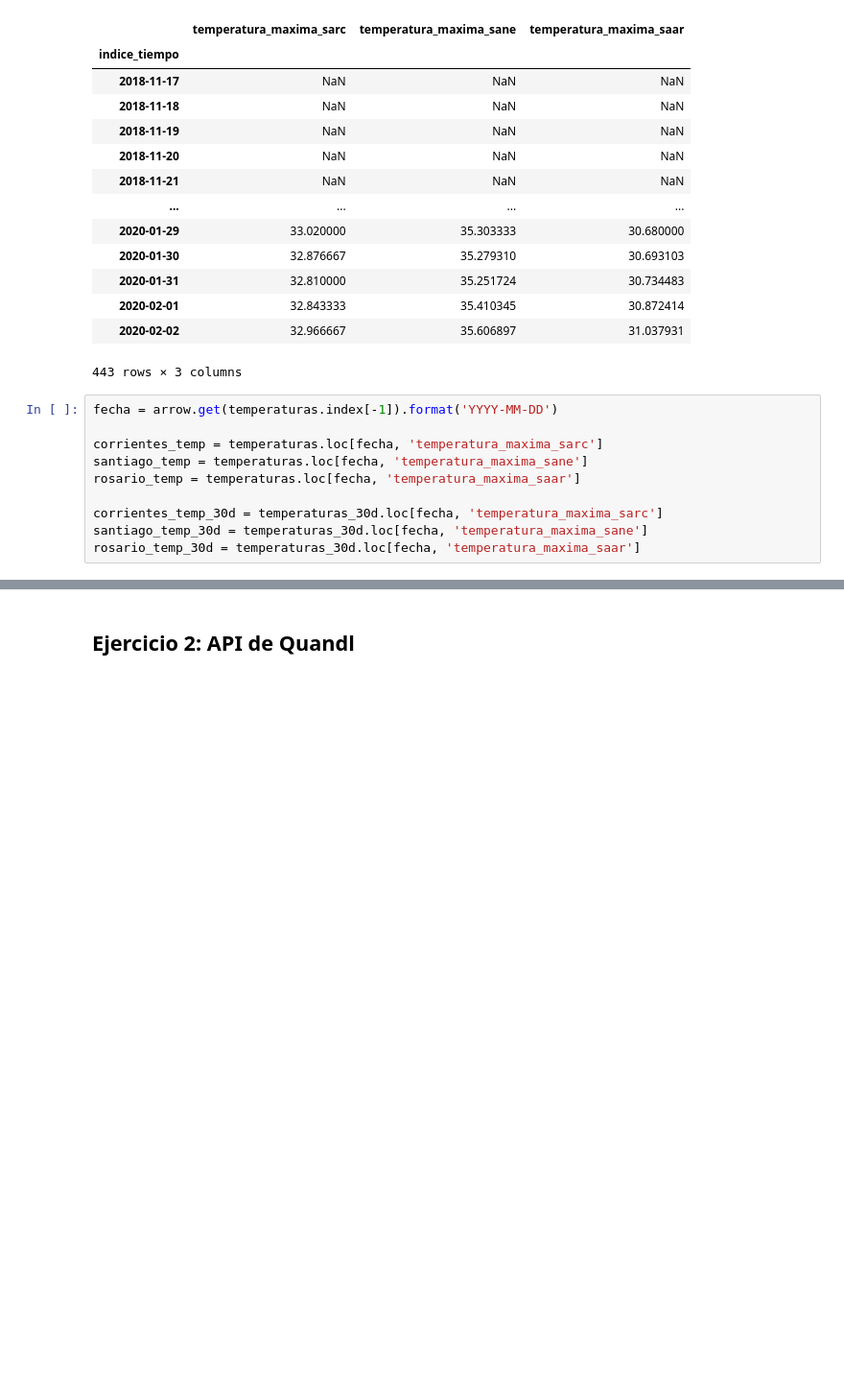
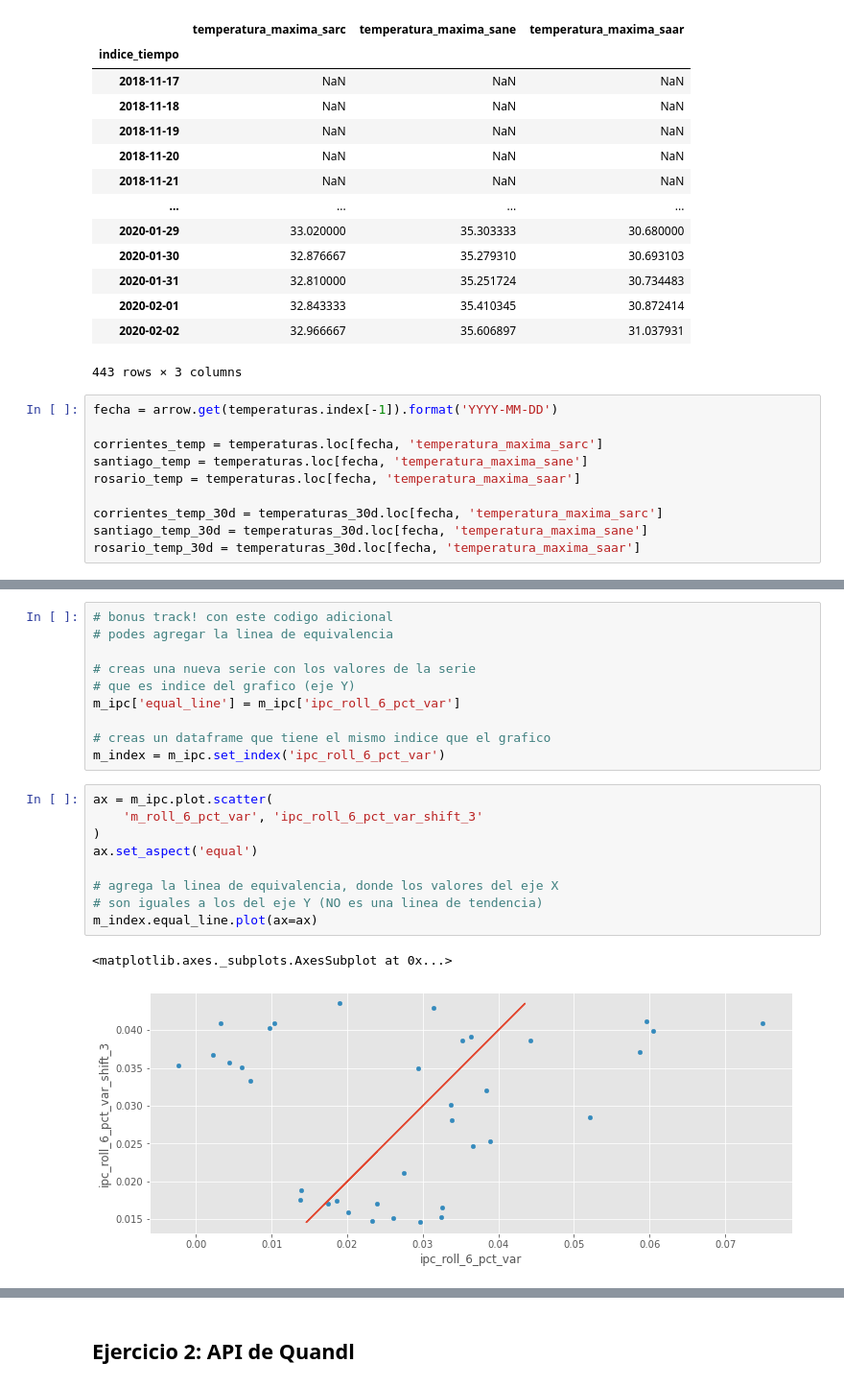
Before and after one commit to institutohumai/cursos-python, a Jupyter notebook: APIs/2_APIs_Series_Tiempo/clase-2-ejercicios-resueltos.ipynb, the cells around one changed output, grey strips where cells are left out. Shown at 96% size. Drawn from its saved outputs; the diff is of its cells as text; blank space fills up the shorter version.

```diff
--- a/APIs/2_APIs_Series_Tiempo/clase-2-ejercicios-resueltos.ipynb
+++ b/APIs/2_APIs_Series_Tiempo/clase-2-ejercicios-resueltos.ipynb
@@ -165,0 +248,22 @@ Rosario: 34.0 (promedio 30d: 31.0)
+# %%
+# bonus track! con este codigo adicional
+# podes agregar la linea de equivalencia
+
+# creas una nueva serie con los valores de la serie
+# que es indice del grafico (eje Y)
+m_ipc['equal_line'] = m_ipc['ipc_roll_6_pct_var']
+
+# creas un dataframe que tiene el mismo indice que el grafico
+m_index = m_ipc.set_index('ipc_roll_6_pct_var')
+# %%
+ax = m_ipc.plot.scatter(
+    'm_roll_6_pct_var', 'ipc_roll_6_pct_var_shift_3'
+)
+ax.set_aspect('equal')
+
+# agrega la linea de equivalencia, donde los valores del eje X
+# son iguales a los del eje Y (NO es una linea de tendencia)
+m_index.equal_line.plot(ax=ax)
+# %% [output]
+<matplotlib.axes._subplots.AxesSubplot at 0x...>
+[figure, added]
```
Also changed, not shown: parts of 33 cells of this notebook, 1 other file.
